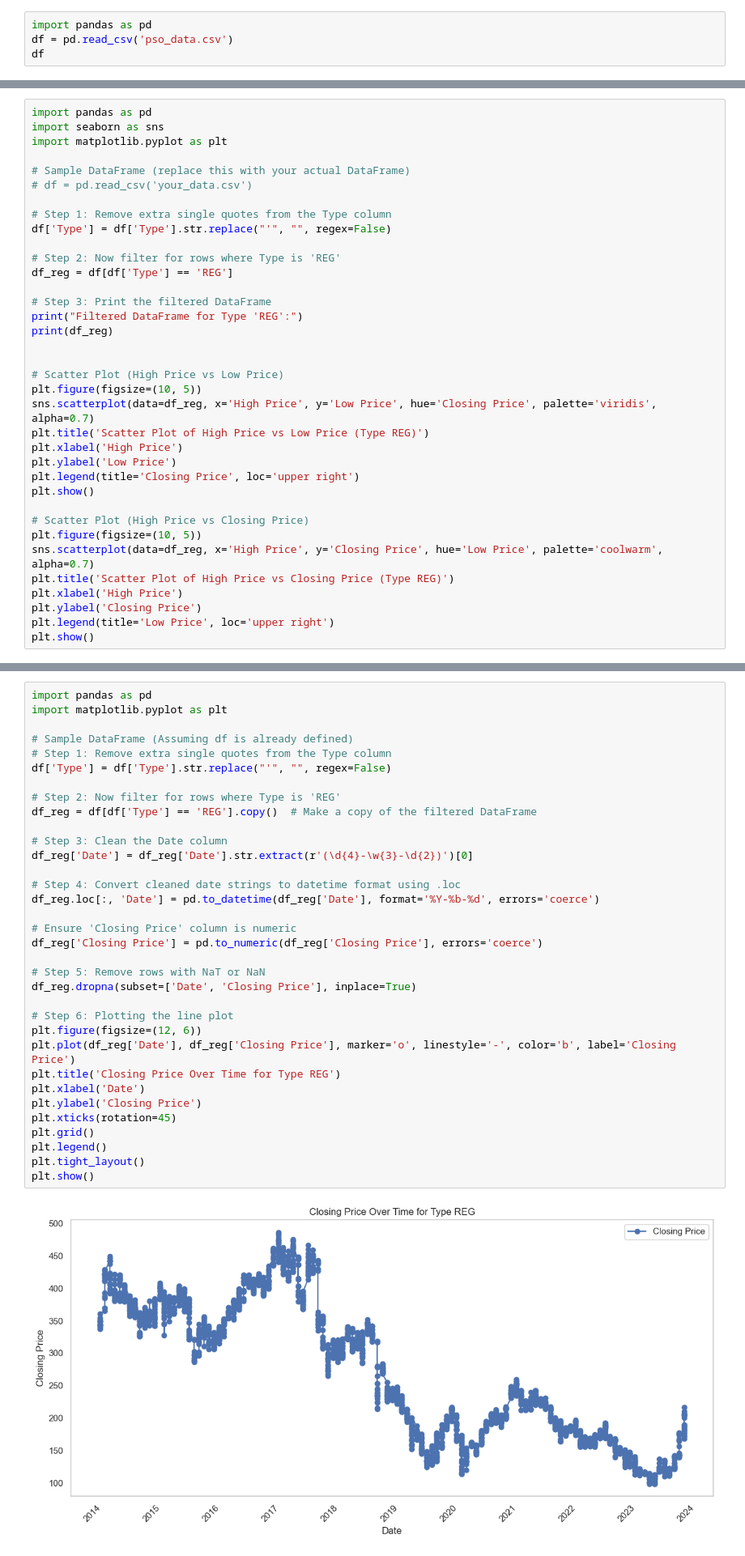
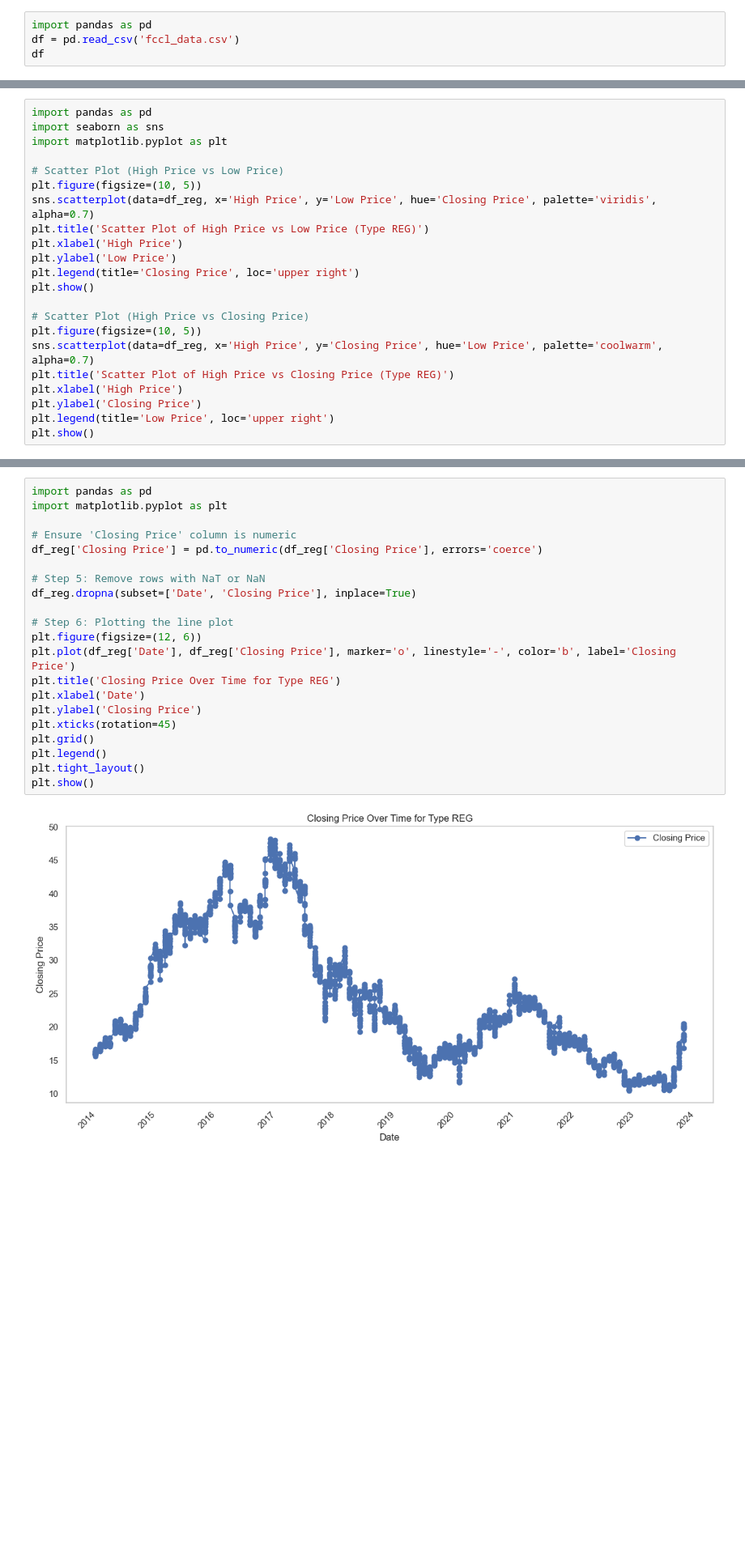
Before and after one commit to farrukhunites/psx-application-ai, a Jupyter notebook: Stocks/pre-processing.ipynb, the cells around one changed output, grey strips where cells are left out. Shown at 81% size. Saved outputs shown, nothing was run; the diff lists cells and outputs as text; blank space fills up the shorter version.

Commit message:
Generic Code For Data Processing Of CSV Files

```diff
--- a/Stocks/pre-processing.ipynb
+++ b/Stocks/pre-processing.ipynb
@@ -1,6 +1,6 @@
 # %%
 import pandas as pd
-df = pd.read_csv('pso_data.csv')
+df = pd.read_csv('fccl_data.csv')
 df
 # %% [output]
 |  | Date | Type | Symbol | Company Name | Volume | High Price | Low Price | Closing Price |
@@ -111,20 +84,6 @@ GRAPHS
 import pandas as pd
 import seaborn as sns
 import matplotlib.pyplot as plt
-
-# Sample DataFrame (replace this with your actual DataFrame)
-# df = pd.read_csv('your_data.csv')
-
-# Step 1: Remove extra single quotes from the Type column
-df['Type'] = df['Type'].str.replace("'", "", regex=False)
-
-# Step 2: Now filter for rows where Type is 'REG'
-df_reg = df[df['Type'] == 'REG']
-
-# Step 3: Print the filtered DataFrame
-print("Filtered DataFrame for Type 'REG':")
-print(df_reg)
-
 
 # Scatter Plot (High Price vs Low Price)
 plt.figure(figsize=(10, 5))
@@ -203,36 +147,23 @@ Filtered DataFrame for Type 'REG':
 # %%
 import pandas as pd
 import matplotlib.pyplot as plt
-
-# Sample DataFrame (Assuming df is already defined)
-# Step 1: Remove extra single quotes from the Type column
-df['Type'] = df['Type'].str.replace("'", "", regex=False)
-
-# Step 2: Now filter for rows where Type is 'REG'
-df_reg = df[df['Type'] == 'REG'].copy()  # Make a copy of the filtered DataFrame
-
-# Step 3: Clean the Date column
-df_reg['Date'] = df_reg['Date'].str.extract(r'(\d{4}-\w{3}-\d{2})')[0]
-
-# Step 4: Convert cleaned date strings to datetime format using .loc
-df_reg.loc[:, 'Date'] = pd.to_datetime(df_reg['Date'], format='%Y-%b-%d', errors='coerce')
 
 # Ensure 'Closing Price' column is numeric
 df_reg['Closing Price'] = pd.to_numeric(df_reg['Closing Price'], errors='coerce')
 
 # Step 5: Remove rows with NaT or NaN
 df_reg.dropna(subset=['Date', 'Closing Price'], inplace=True)
 
 # Step 6: Plotting the line plot
 plt.figure(figsize=(12, 6))
 plt.plot(df_reg['Date'], df_reg['Closing Price'], marker='o', linestyle='-', color='b', label='Closing Price')
 plt.title('Closing Price Over Time for Type REG')
 plt.xlabel('Date')
 plt.ylabel('Closing Price')
 plt.xticks(rotation=45)
 plt.grid()
 plt.legend()
 plt.tight_layout()
 plt.show()
 # %% [output]
-[figure, old version]
+[figure, new version]
```
Also changed, not shown: parts of 8 cells of this notebook.
